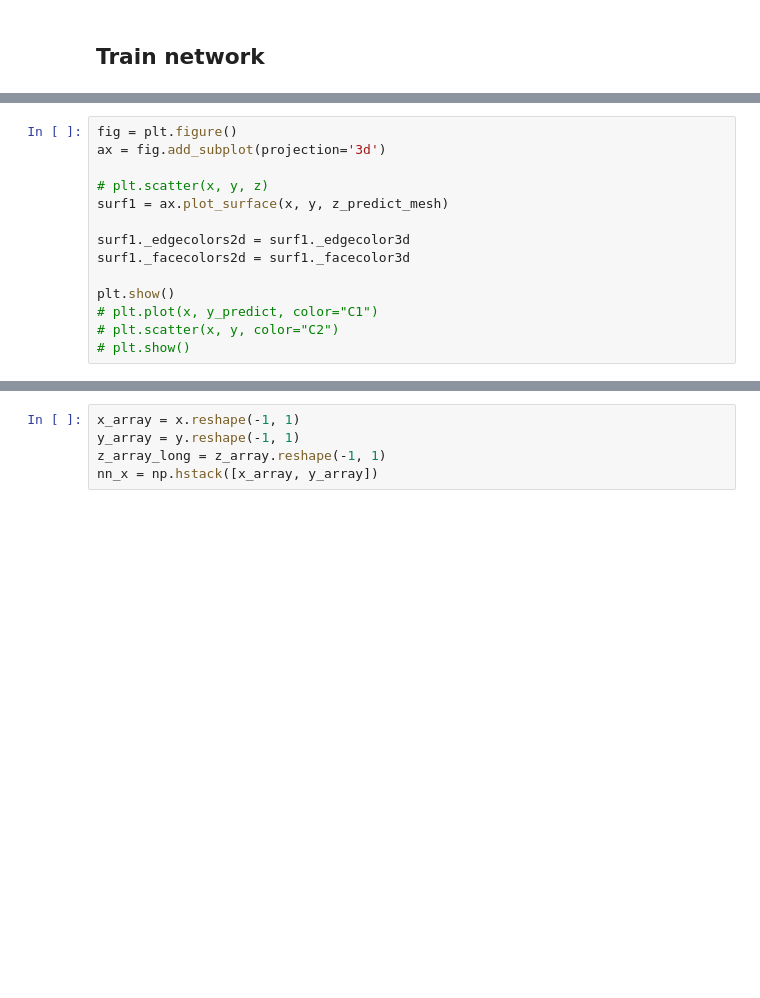
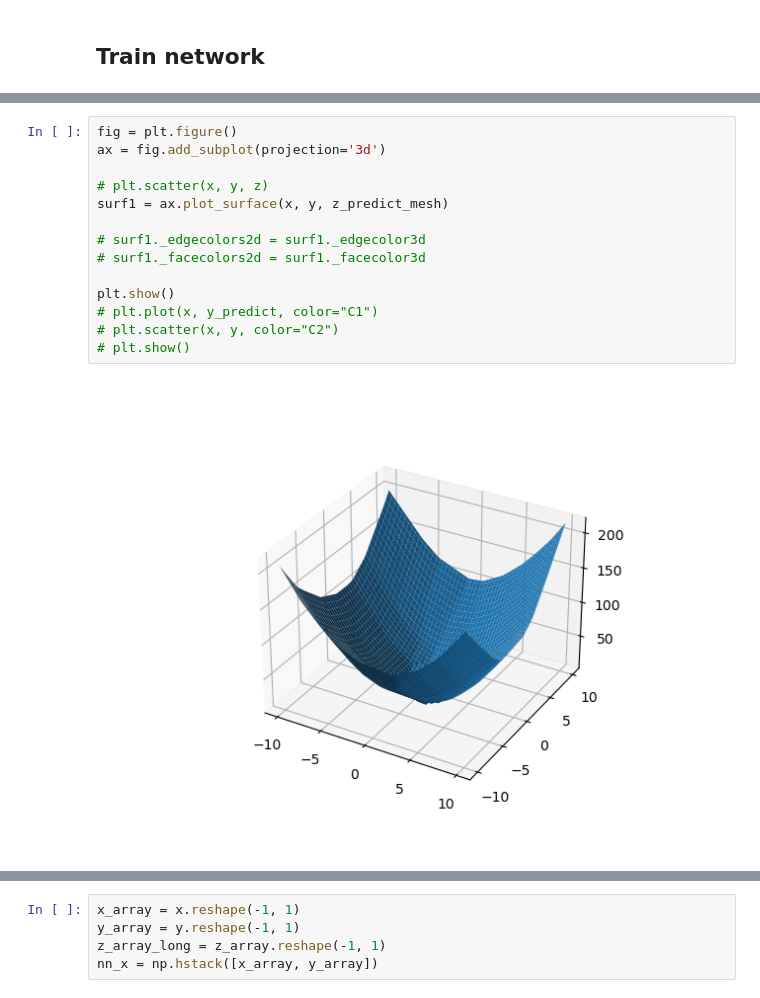
Before and after one commit to nskh/safe-training, a Jupyter notebook: multinode_projection.ipynb, the cells around one changed output, grey strips where cells are left out. Cells and saved outputs as stored; diff of their text form; blank space fills up the shorter version.

```diff
--- a/multinode_projection.ipynb
+++ b/multinode_projection.ipynb
@@ -81,17 +110,19 @@ z_predict_mesh = z_predict.reshape(100, 100)
 # %%
 fig = plt.figure()
 ax = fig.add_subplot(projection='3d')
 
 # plt.scatter(x, y, z)
 surf1 = ax.plot_surface(x, y, z_predict_mesh)
 
-surf1._edgecolors2d = surf1._edgecolor3d
-surf1._facecolors2d = surf1._facecolor3d
+# surf1._edgecolors2d = surf1._edgecolor3d
+# surf1._facecolors2d = surf1._facecolor3d
 
 plt.show()
 # plt.plot(x, y_predict, color="C1")
 # plt.scatter(x, y, color="C2")
 # plt.show()
+# %% [output]
+[figure, added]
 # %%
 fig = plt.figure()
 ax = fig.add_subplot(projection='3d')
```
Also changed, not shown: parts of 43 cells of this notebook, 5 other files.
